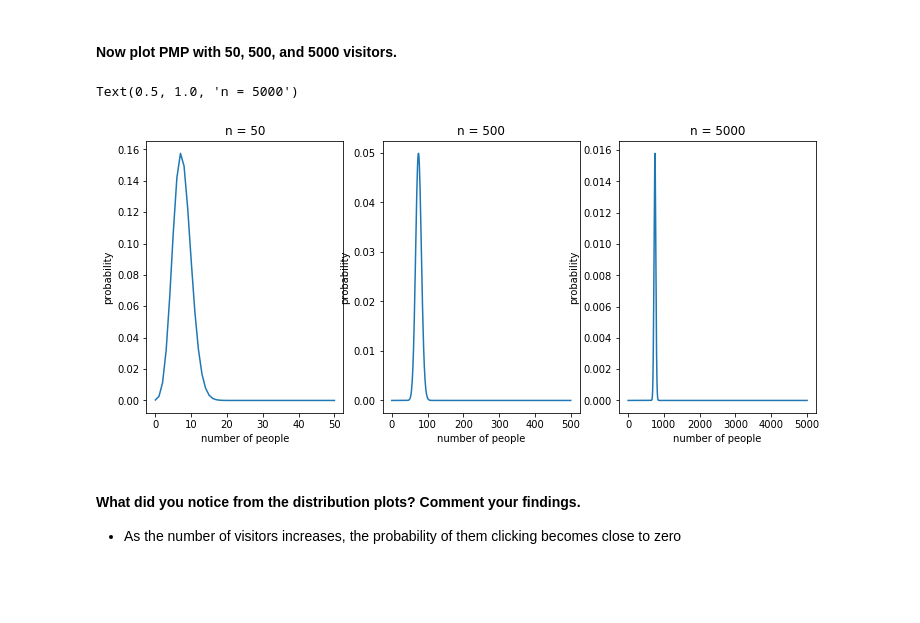
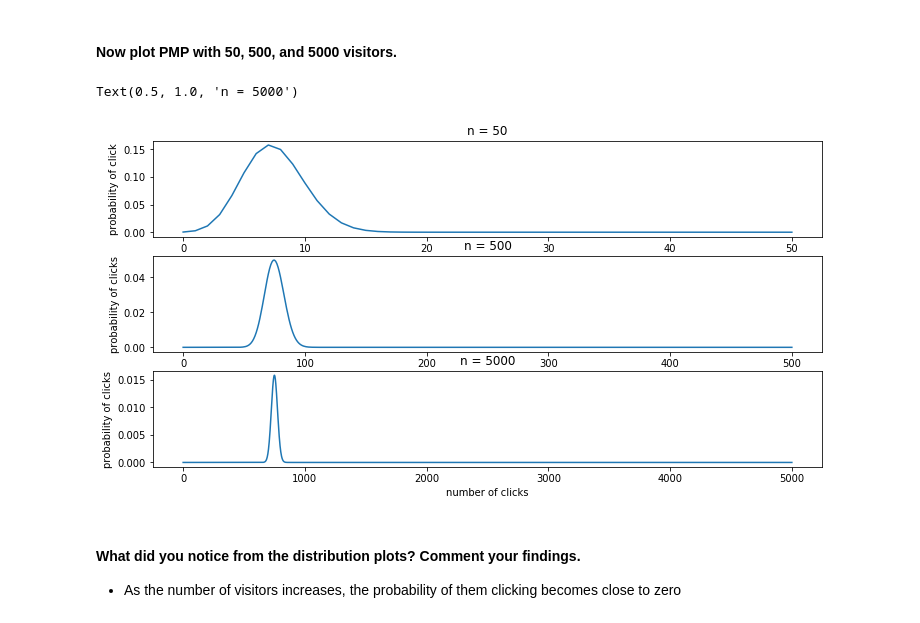
Before and after one commit to marisfont/madrid-oct-2018, a Jupyter notebook: module-2/lab-probability-distribution/your_code/main.ipynb, the cells around one changed output. Cells and saved outputs as stored; diff of their text form; code cells hidden in the pictures; blank space fills up the shorter version.

```diff
--- a/module-2/lab-probability-distribution/your_code/main.ipynb
+++ b/module-2/lab-probability-distribution/your_code/main.ipynb
@@ -175,35 +175,35 @@ Text(0.5, 1.0, 'n=5')
 # %%
 p = 0.15
 n_50 = 50
 k_50 = range(0,n_50+1)
 n_500 = 500
 k_500 = range(0,n_500+1)
 n_5000 = 5000
 k_5000 = range(0,n_5000+1)
 
 binomial_dist_50 = sci.binom.pmf(k_50, n_50, p)
 binomial_dist_500 = sci.binom.pmf(k_500, n_500, p)
 binomial_dist_5000 = sci.binom.pmf(k_5000, n_5000, p)
 
-fig, ax = plt.subplots(1,3, figsize=(12,5))
+fig, ax = plt.subplots(3,1, figsize=(12,6))
 
 ax[0].plot(k_50, binomial_dist_50)
-ax[0].set_xlabel('number of people')
-ax[0].set_ylabel('probability')
+ax[0].set_xlabel('number of click')
+ax[0].set_ylabel('probability of click')
 ax[0].set_title('n = 50')
 
 ax[1].plot(k_500, binomial_dist_500)
-ax[1].set_xlabel('number of people')
-ax[1].set_ylabel('probability')
+ax[1].set_xlabel('number of clicks')
+ax[1].set_ylabel('probability of clicks')
 ax[1].set_title('n = 500')
 
 ax[2].plot(k_5000, binomial_dist_5000)
-ax[2].set_xlabel('number of people')
-ax[2].set_ylabel('probability')
+ax[2].set_xlabel('number of clicks')
+ax[2].set_ylabel('probability of clicks')
 ax[2].set_title('n = 5000')
 # %% [output]
 Text(0.5, 1.0, 'n = 5000')
-[figure, old version]
+[figure, new version]
 # %% [markdown]
 #### What did you notice from the distribution plots? Comment your findings.
 - As the number of visitors increases, the probability of them clicking becomes close to zero
```
Also changed, not shown: parts of 4 cells of this notebook.
